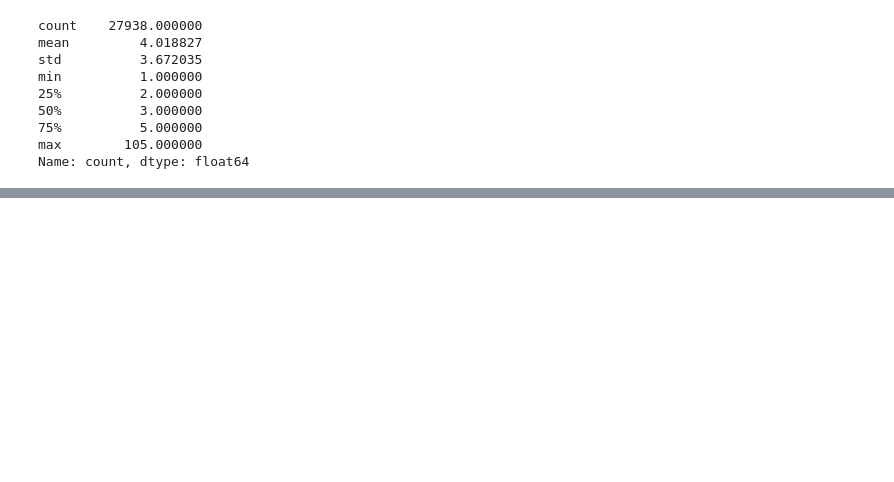
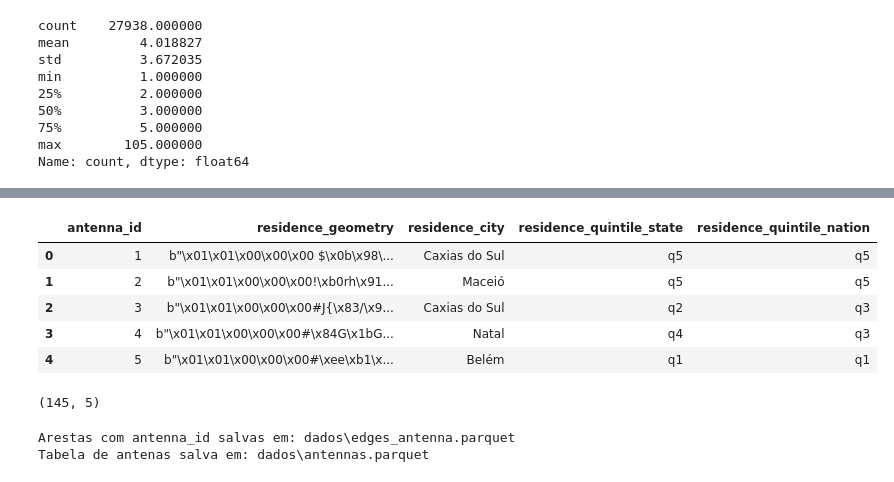
Before and after one commit to pedroazara/campinas-telecom-network, a Jupyter notebook: 1-eda.ipynb, the cells around one changed output, grey strips where cells are left out. Drawn from its saved outputs; the diff is of its cells as text; code cells hidden in the pictures; blank space fills up the shorter version.

```diff
--- a/1-eda.ipynb
+++ b/1-eda.ipynb
@@ -1028,3 +1071,12 @@ edges_geo.head()
 | 3 | 1DEF0A07C69528F86FC5F9540511BD10 | 605AF7D72A6CE93EA7BB0BDB21ACE525 | 32 | 0.000000 | 45.98 | 1.436875 | ... |
 | 4 | 9749A47A3F466E787C1262E04FFDA8A1 | 9F34A780F9A3F3EA69867ECFCE914735 | 4 | 9.379525 | 1.55 | 0.387500 | ... |
 | 5 | D4A62AA301336DBC49DA15BE818665A1 | 691BAC0D4F95B0D85118C79226F42B99 | 39 | 0.000000 | 33.43 | 0.857179 | ... |
+# %%
+antennas.head()
+# %% [output]
+|  | antenna_id | residence_geometry | residence_city | residence_quintile_state | residence_quintile_nation |
+| 0 | 1 | b"\x01\x01\x00\x00\x00 $\x0b\x98\... | Caxias do Sul | q5 | q5 |
+| 1 | 2 | b"\x01\x01\x00\x00\x00!\xb0rh\x91... | Maceió | q5 | q5 |
+| 2 | 3 | b"\x01\x01\x00\x00\x00#J{\x83/\x9... | Caxias do Sul | q2 | q3 |
+| 3 | 4 | b"\x01\x01\x00\x00\x00#\x84G\x1bG... | Natal | q4 | q3 |
+| 4 | 5 | b"\x01\x01\x00\x00\x00#\xee\xb1\x... | Belém | q1 | q1 |
@@ -1031,6 +1085,37 @@ edges_geo.head()
+# %%
+antennas.shape
+# %% [output]
+(145, 5)
 # %%
-out_path = DATA_DIR / 'edges_geo.parquet'
-edges_geo.to_parquet(
-    out_path,
+edges_out_path = DATA_DIR / 'edges_antenna.parquet'
+
+antennas_out_path = DATA_DIR / 'antennas.parquet'
+
+
+
+edges_antenna.to_parquet(
+
+    edges_out_path,
+
     index=True
+
 )
+
+
+
+antennas.to_parquet(
+
+    antennas_out_path,
+
+    index=False
+
+)
+
+
+
+print(f'Arestas com antenna_id salvas em: {edges_out_path}')
+
+print(f'Tabela de antenas salva em: {antennas_out_path}')
+# %% [output]
+Arestas com antenna_id salvas em: dados\edges_antenna.parquet
+Tabela de antenas salva em: dados\antennas.parquet
```
Also changed, not shown: parts of 13 cells of this notebook, 2 other files.
